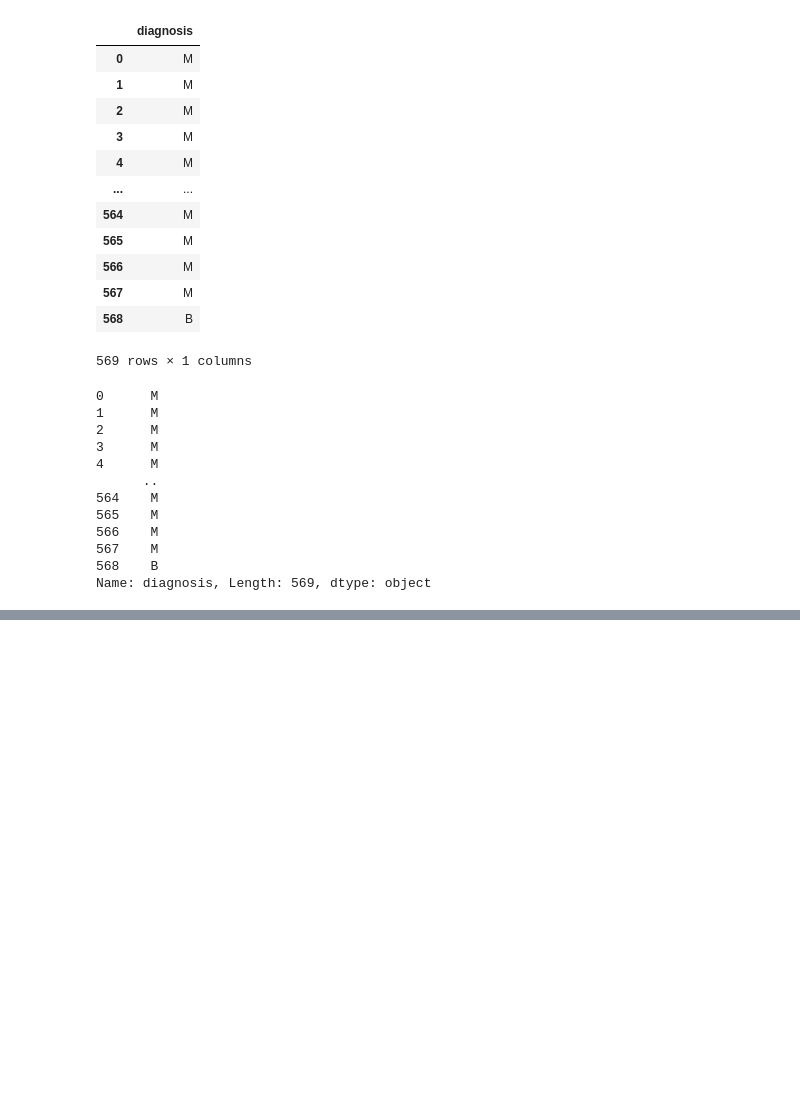
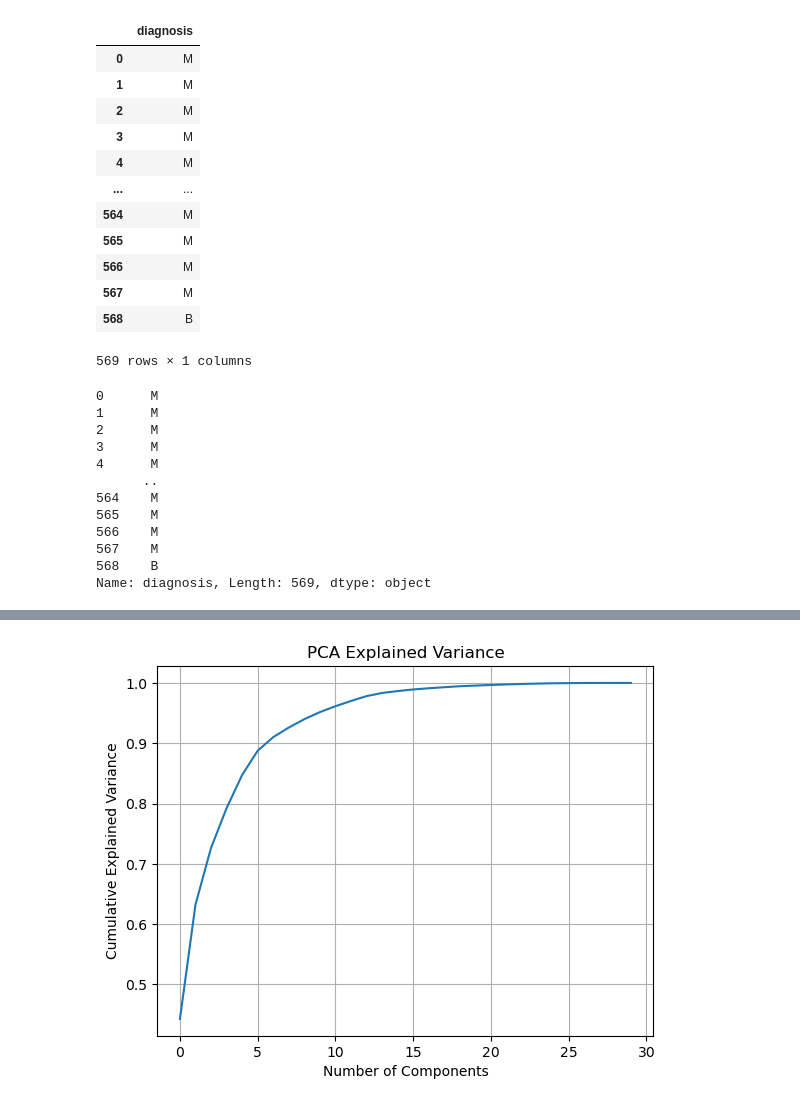
Before and after one commit to eyaguirat10/CoWin-Breast-Cancer-Detection, a Jupyter notebook: 2nd_project.ipynb, the cells around one changed output, grey strips where cells are left out. Cells and saved outputs as stored; diff of their text form; code cells hidden in the pictures; blank space fills up the shorter version.

```diff
--- a/2nd_project.ipynb
+++ b/2nd_project.ipynb
@@ -153,0 +156,6 @@ data.describe()
+# %%
+X=data.drop('diagnosis',axis=1)
+y=data["diagnosis"]
+# %%
+X_scaled=scaler.fit_transform(X)
+scores=X_scaled
@@ -153,0 +167,4 @@ data.describe()
+# %%
+print(pca.explained_variance_ratio_)
+cumulative_variance = np.cumsum(pca.explained_variance_ratio_)
+print(cumulative_variance)
@@ -153,0 +185,11 @@ data.describe()
+# %%
+import matplotlib.pyplot as plt
+
+plt.plot(cumulative_variance)
+plt.xlabel("Number of Components")
+plt.ylabel("Cumulative Explained Variance")
+plt.title("PCA Explained Variance")
+plt.grid(True)
+plt.show()
+# %% [output]
+[figure, added]
```
Also changed, not shown: parts of 23 cells of this notebook.
